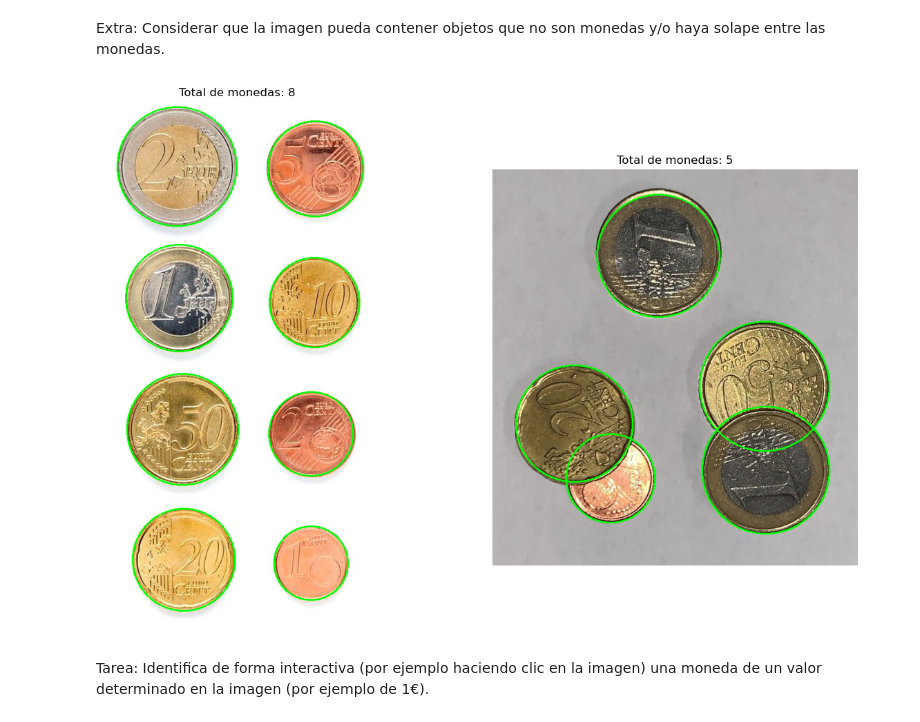
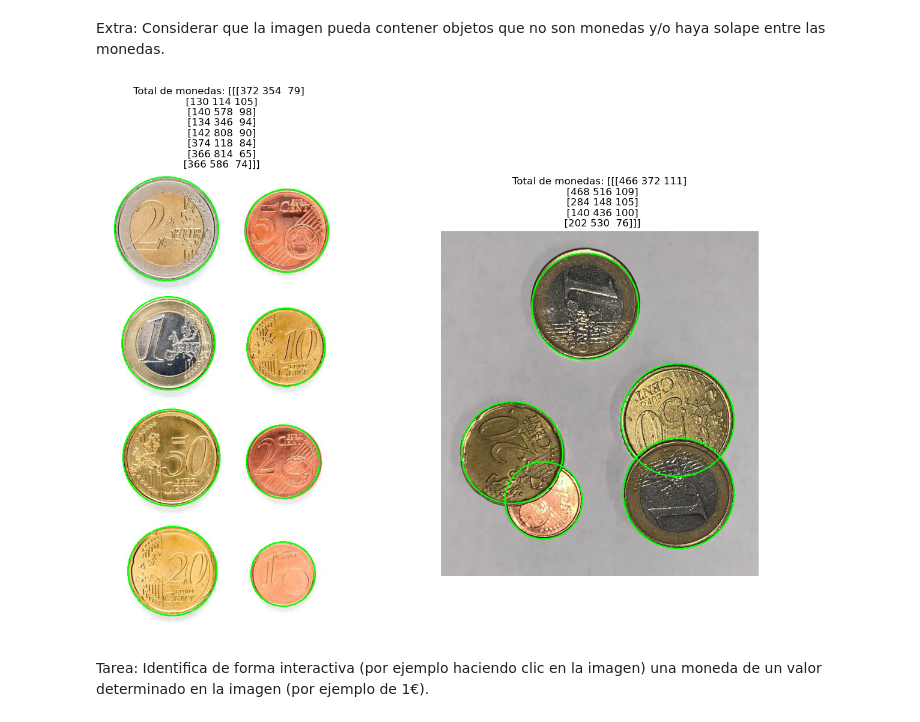
Before and after one commit to AdriTN/Pr-cticas-VC, a Jupyter notebook: P3/VC_P3.ipynb, the cells around one changed output. Cells and saved outputs as stored; diff of their text form; code cells hidden in the pictures.

```diff
--- a/P3/VC_P3.ipynb
+++ b/P3/VC_P3.ipynb
@@ -180,35 +180,35 @@ def detectar_monedas_mejorado(ruta, dp=1, min_dist=100, param1=200, param2=35, m
         circulos = np.uint16(np.around(circulos))
 
         total_monedas = 0
 
         # Dibujar los círculos detectados en la imagen original
         for circulo in circulos[0, :]:
             total_monedas += 1
             center = (circulo[0], circulo[1])  # Coordenadas del centro del círculo
             radius = circulo[2]  # Radio del círculo
             cv2.circle(imagen, center, radius, (0, 255, 0), 2)  # Dibujar el círculo en verde
 
-        return imagen, total_monedas
+        return imagen, circulos
 
     except Exception as e:
         print(f"Error al procesar la imagen: {e}")
         return None, 0
 
 # Probar la función con una imagen
 img1, titulo1 = detectar_monedas_mejorado("./assets/Monedas.jpg")
 img2, titulo2 = detectar_monedas_mejorado("./assets/Monedas2.jpeg")
 
 # Listas de imágenes y títulos
 imgs = [img1, img2]
 titulos = [titulo1, titulo2]
 
 # Mostrar la imagen original y la imagen con los contornos de las monedas
 mostrar_imagenes(
     imgs,
     [f'Total de monedas: {titulo}' for titulo in titulos]
 )
 # %% [output]
-[figure, old version]
+[figure, new version]
 # %% [markdown]
 Tarea: Identifica de forma interactiva (por ejemplo haciendo clic en la imagen) una moneda de un valor determinado en la imagen (por ejemplo de 1€).
 # %% [markdown]
```
Also changed, not shown: parts of 3 cells of this notebook.
